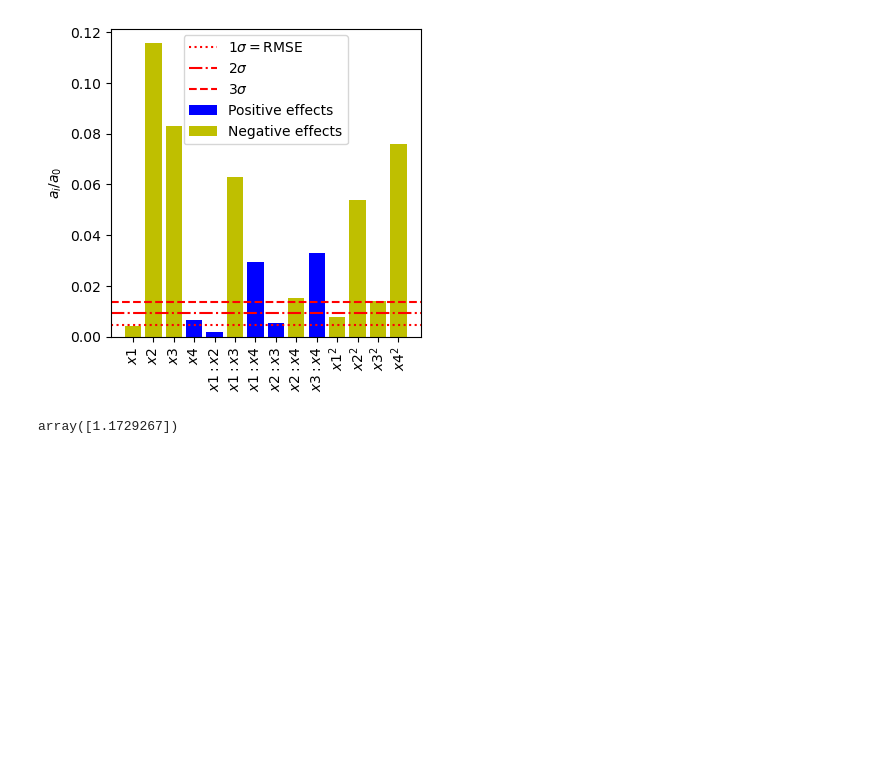
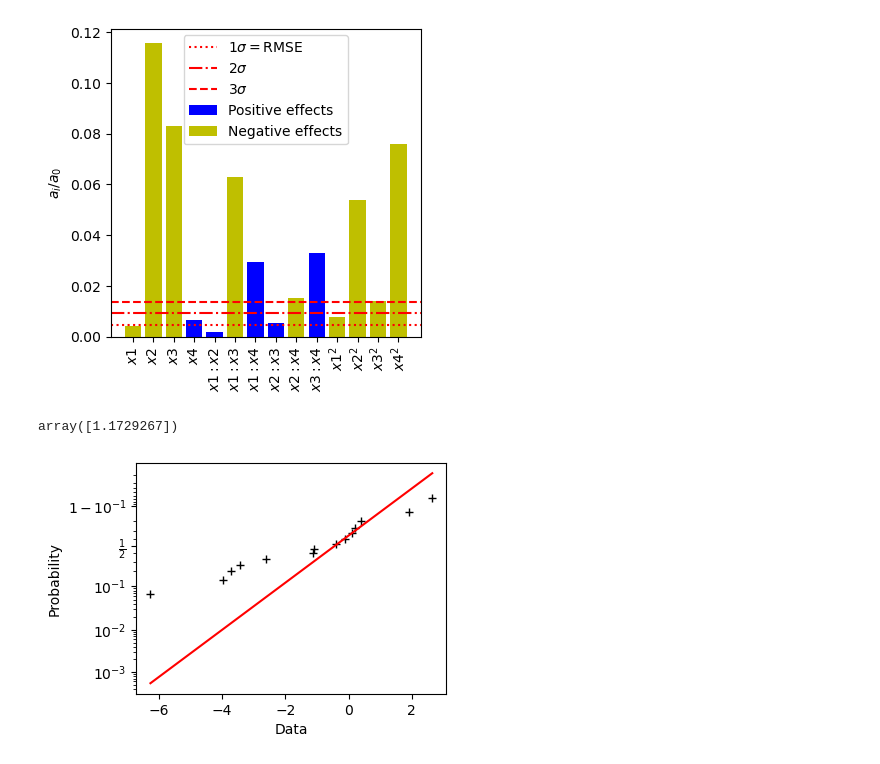
Before and after one commit to soleilvermeil/doe, a Jupyter notebook: test.ipynb, the cells around one changed output. Saved outputs shown, nothing was run; the diff lists cells and outputs as text; code cells hidden in the pictures; blank space fills up the shorter version.

```diff
--- a/test.ipynb
+++ b/test.ipynb
@@ -179,6 +180,41 @@ def fitlm(X: Union[list, np.ndarray], y: Union[list, np.ndarray], modelspec: Uni
     coefficients, residuals, _, _ = np.linalg.lstsq(XX, y, rcond=None)
     coefficients = coefficients.reshape(-1)
     return LinearModel(modelspec=modelspec, X=X, y=y, coefficients=coefficients, residuals=residuals)
+
+def normplot(data: Union[list, np.ndarray]) -> Union[plt.Figure, plt.Axes]:
+    """
+    Returns a normal probability plot of the data.
+
+    Parameters
+    ----------
+    data : Union[list, np.ndarray]
+        The data to plot.
+
+    Returns
+    -------
+    Union[plt.Figure, plt.Axes]
+        The figure and axes of the plot.
+    """
+    def f(x, a, b):
+        return np.exp(a + b * x) / (1 + np.exp(a + b * x))
+    if isinstance(data, list):
+        data = np.array(data)
+    data = np.sort(data)
+    X = data
+    Y = np.linspace(0, 1, len(X)+2)[1:-1]
+    fig, ax = plt.subplots()
+    ax.plot(X, Y, "k+")
+    ylim = ax.get_ylim()
+    popt, _ = scipy.optimize.curve_fit(f, X, Y, sigma=X)
+    X_fit = np.linspace(start=X.min(), stop=X.max(), num=10)
+    Y_fit = f(X_fit, *popt)
+    X_fit = X_fit[(Y_fit > 0) & (Y_fit < 1)]
+    Y_fit = Y_fit[(Y_fit > 0) & (Y_fit < 1)]
+    ax.plot(X_fit, Y_fit, "r-")
+    ax.set_yscale("logit")
+    ax.set_ylim(ylim)
+    plt.xlabel("Data")
+    plt.ylabel("Probability")
 # %%
 X = pd.read_csv("data.csv", sep=";", decimal=",").values[:, :-1]
 
@@ -214,3 +250,9 @@ plt.show()
 model.residuals
 # %% [output]
 array([1.1729267])
+# %%
+fig, ax = normplot(data=model.coefficients[1:])
+fig.set_size_inches(4, 3)
+fig.set_dpi(100)
+# %% [output]
+[figure, added]
```
Also changed, not shown: parts of 7 cells of this notebook, 2 other files.
